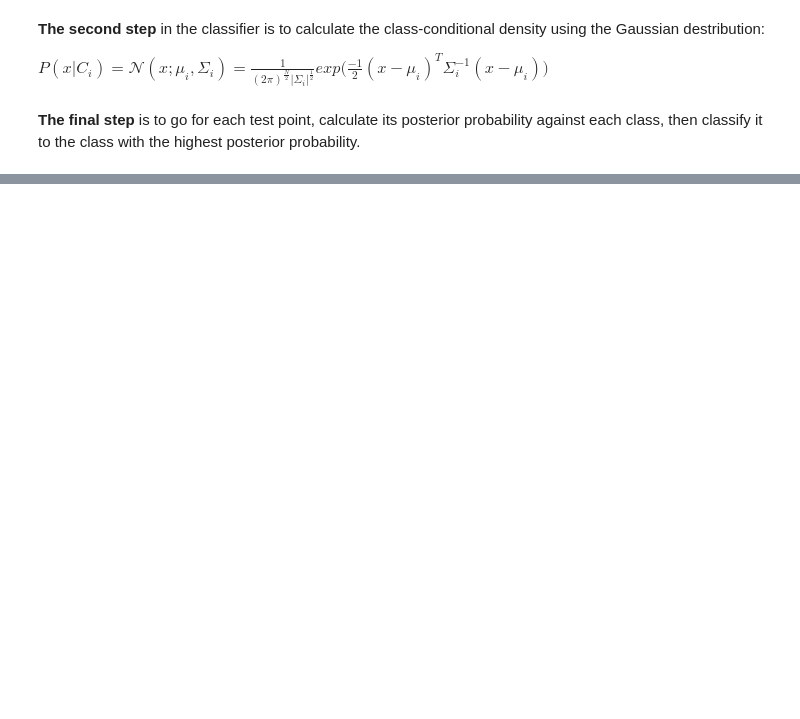
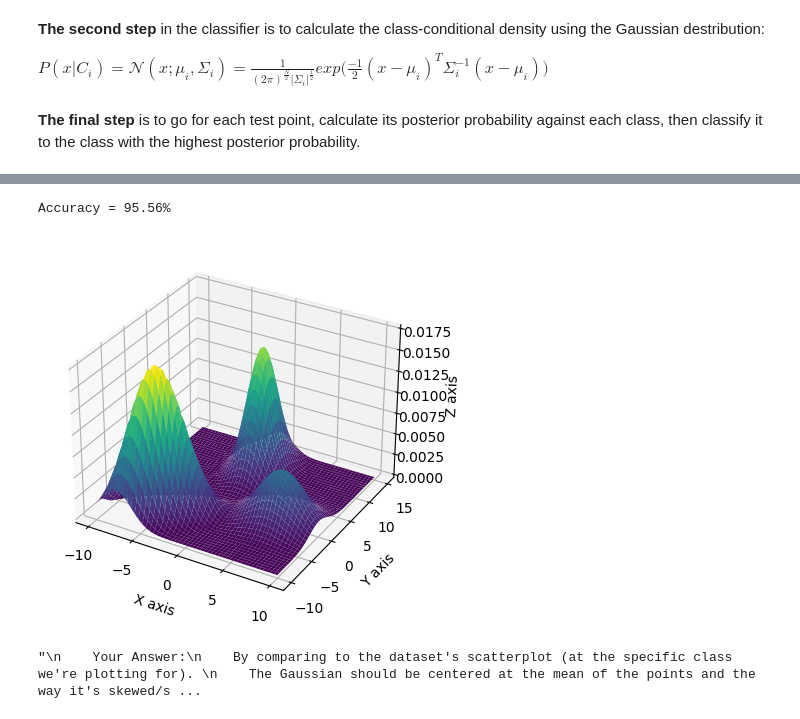
Before and after one commit to ZeyadTarekk/Neural-Netowks-Labs, a Jupyter notebook: Lab 3 - Bayes Classifier/Lab 3 - Bayesian Classifier.ipynb, the cells around one changed output, grey strips where cells are left out. Saved outputs shown, nothing was run; the diff lists cells and outputs as text; code cells hidden in the pictures; blank space fills up the shorter version.

```diff
--- a/Lab 3 - Bayes Classifier/Lab 3 - Bayesian Classifier.ipynb
+++ b/Lab 3 - Bayes Classifier/Lab 3 - Bayesian Classifier.ipynb
@@ -154,7 +204,8 @@ $P(x|C_i) = \mathcal{N}(x; \mu_i, \Sigma_i) = \frac{1}{(2\pi)^{\frac{N}{2}}|\Sig
 # TODO 6: Implement the multivariate normal gaussian distribution with parameters mu and sigma, and return the
 #  value in prob.
 def multivariate_normal_gaussian(X, mu, sigma):
-    prob = None
+    scale = (2 * np.pi)**(len(mu)/2) * np.linalg.det(sigma)**(0.5)
+    prob = np.exp(-0.5 * ( (X - mu).T @ np.linalg.inv(sigma) @  (X - mu))) / scale
     return prob
 # %%
 ### Test your implementation ###
@@ -168,23 +219,37 @@ assertion_probability = round(assertion_probability, 1)
 
 assert assertion_probability == 7.8,\
     'Incorrect Gaussian Probability calculated'
+# %%
+def Bayes(X, C, pClasses, estimate_means, estimate_covariances, N):    # computes P(X|C)*P(C)
+    classConditional = multivariate_normal_gaussian(
+        X, estimate_means[C], estimate_covariances[C])
+    proir = pClasses[C]
+    posterior_est = classConditional * proir
+    return posterior_est
 # %% [markdown]
 **The final step** is to go for each test point, calculate its posterior probability against each class, then classify it to the class with the highest posterior probability.
 # %%
 # TODO [7]: Apply the Bayesian Classifier to predict the classes of the test points.
-predicted_classes = [] # predicted_classes: A numpy array of size (K, 1) where K is the number of points in the test set. Every element in this array
-                       # contains the predicted class of Bayes classifier for this test point.
+# predicted_classes: A numpy array of size (K, 1) where K is the number of points in the test set. Every element in this array
+predicted_classes = []
+# contains the predicted class of Bayes classifier for this test point.
 
 for i in range(X_Test.shape[0]):
     print("For test point:", X_Test[i])
     classProbabilities = np.zeros(numClasses)
     # TODO [7.A]: Compute the probability that the test point X_Test[i] belongs to each class in numClasses.
     #  Fill the array classProbabilities accordingly.
-
+    classProbabilities[0] = Bayes(
+        X_Test[i], 0, pClasses, estimate_means, estimate_covariances, N)
+    classProbabilities[1] = Bayes(
+        X_Test[i], 1, pClasses, estimate_means, estimate_covariances, N)
+    classProbabilities[2] = Bayes(
+        X_Test[i], 2, pClasses, estimate_means, estimate_covariances, N)
 
     # TODO [7.B]: Find the prediction of the test point X_Test[i] and append it to the predicted_classes array.
+    predicted_classes.append(np.argmax(classProbabilities) + 1)
 
-
-    print('Class Probabilities: ', classProbabilities)  # the first class is the left most in the scatter plot
+    # the first class is the left most in the scatter plot
+    print('Class Probabilities: ', classProbabilities)
     print("Predicted class is :", predicted_classes[i])
     print("******************************************************************************")
@@ -191,29 +274,39 @@ for i in range(X_Test.shape[0]):
 # %%
 # TODO [8]: Compute the accuracy of the generated Bayesian classifier
 # WITHOUT USING ANY FOR LOOPs.
-accuracy = 0
+accuracy = np.sum(np.array(predicted_classes) == np.array(test_data_true).reshape(-1))/len(test_data_true)
 print('Accuracy = ' + str(round(accuracy,4) * 100) + '%')
+# %% [output]
+Accuracy = 95.56%
 # %%
 # TODO [9]: Generate a 3D-plot for the generated distributions. x-axis and y-axis represent the features of the data,
 #           where z-axis represent the Gaussian probability N at this point.
 
 x = np.linspace(-10, 10, 300)
 y = np.linspace(-10, 15, 300)
 X, Y = np.meshgrid(x, y)
 Z = np.zeros(X.shape)
+Z1 = np.zeros(X.shape)
+Z2 = np.zeros(X.shape)
+Z3 = np.zeros(X.shape)
 
 for i in range(Z.shape[0]):
     for j in range(Z.shape[1]):
         # TODO [9]: Fill in the matrix Z which will represent the probability distribution of every point.
         # Z[i,j] represents the joint probability N(x,y) for x = i and y = j.
         # We want to draw the gaussian probability N(x,y) for all points.
-        Z[i, j] = 0
+        Z1[i, j] =  multivariate_normal_gaussian([X[i, j], Y[i, j]], estimate_means[0], estimate_covariances[0]) * pClasses[0]
+        Z2[i, j] =  multivariate_normal_gaussian([X[i, j], Y[i, j]], estimate_means[1], estimate_covariances[1]) * pClasses[1]
+        Z3[i, j] =  multivariate_normal_gaussian([X[i, j], Y[i, j]], estimate_means[2], estimate_covariances[2]) * pClasses[2]
+        Z[i, j] = max(Z1[i,j], Z2[i,j], Z3[i,j])
 
 # Make a 3D plot, do not change code
 fig = plt.figure()
 ax = fig.gca(projection='3d')
 ax.plot_surface(X, Y, Z, cmap='viridis', linewidth=0)
 ax.set_xlabel('X axis')
 ax.set_ylabel('Y axis')
 ax.set_zlabel('Z axis')
 plt.show()
+# %% [output]
+[figure, added]
@@ -224,0 +313,11 @@ plt.show()
+# %%
+# How can you judge your plot is correct?
+'''
+    Your Answer:
+    By comparing to the dataset's scatterplot (at the specific class we're plotting for).
+    The Gaussian should be centered at the mean of the points and the way it's skewed/scaled depends on the covariance.
+    If the data was spread in a certain direction, the covariance parameter will make the Gaussian skew/scale so that
+    it spreads in a similar way.
+'''
+# %% [output]
+"\n    Your Answer:\n    By comparing to the dataset's scatterplot (at the specific class we're plotting for). \n    The Gaussian should be centered at the mean of the points and the way it's skewed/s ...
```
Also changed, not shown: parts of 11 cells of this notebook.
